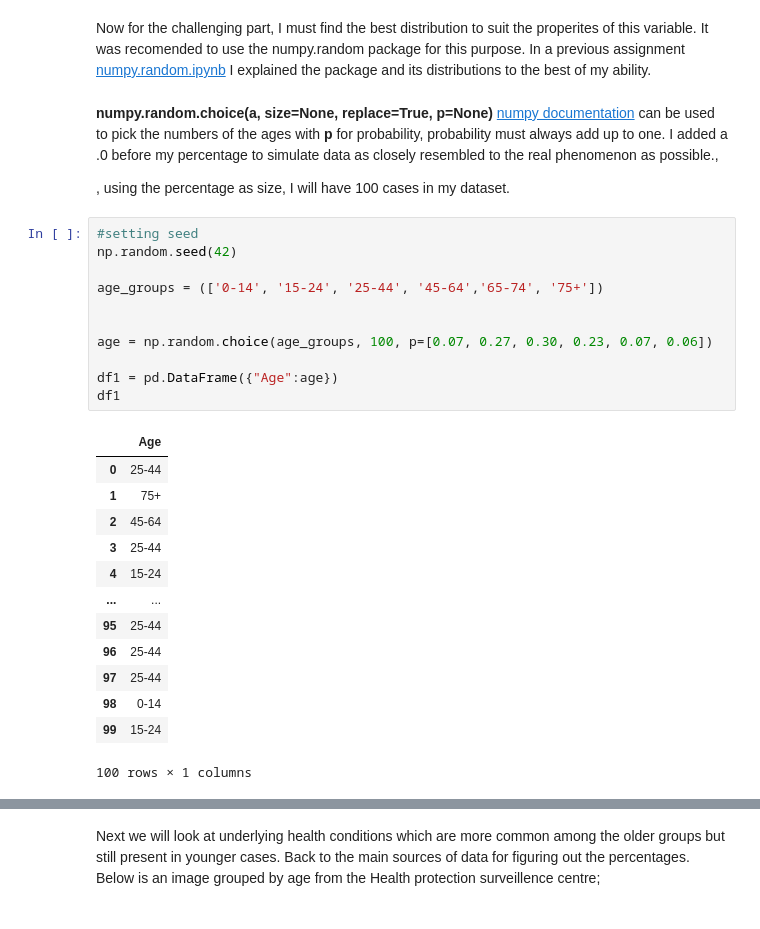
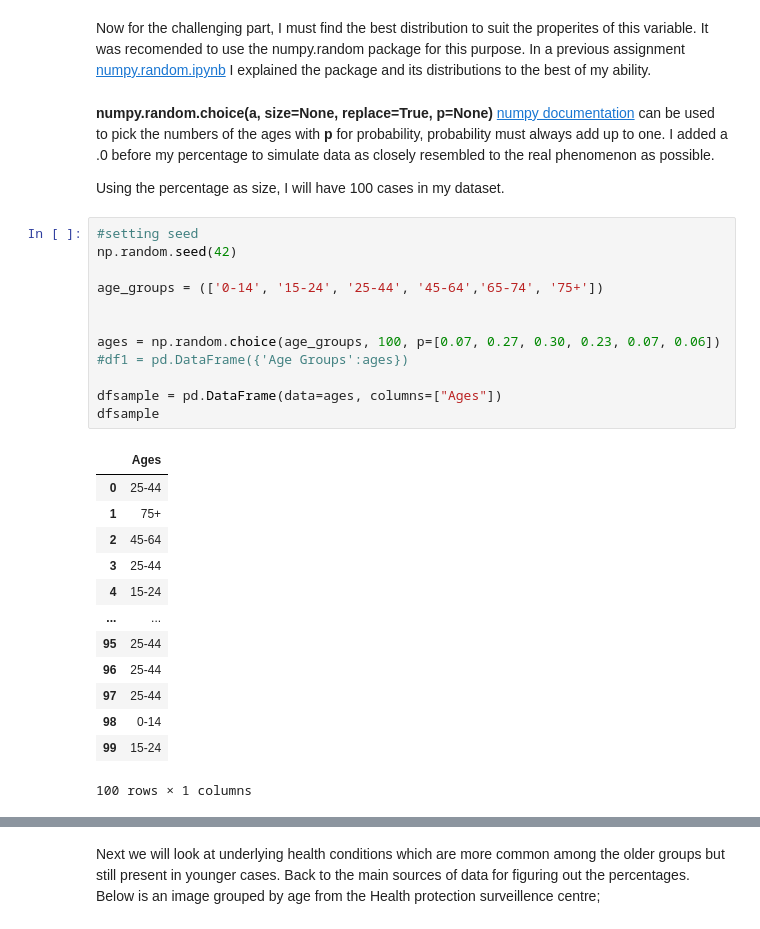
Before and after one commit to AineNicD/simulating-data, a Jupyter notebook: simulating-data.ipynb, the cells around one changed output, grey strips where cells are left out. Drawn from its saved outputs; the diff is of its cells as text.

```diff
--- a/simulating-data.ipynb
+++ b/simulating-data.ipynb
@@ -131,24 +136,25 @@ The following image is from the [cso website](https://www.cso.ie/en/releasesandp
 Now for the challenging part, I must find the best distribution to suit the properites of this variable. It was recomended to use the numpy.random package for this purpose. In a previous assignment [numpy.random.ipynb](https://github.com/AineNicD/numpy-random/blob/main/numpy-random.ipynb) I explained the package and its distributions to the best of my ability.
 # %% [markdown]
 <b>numpy.random.choice(a, size=None, replace=True, p=None)</b> [numpy documentation](https://docs.scipy.org/doc//numpy-1.10.4/reference/generated/numpy.random.choice.html)
-can be used to pick the numbers of the ages with <b> p </b> for probability, probability must always add up to one. I added a .0 before my percentage to simulate data as closely resembled to the real phenomenon as possible.,
+can be used to pick the numbers of the ages with <b> p </b> for probability, probability must always add up to one. I added a .0 before my percentage to simulate data as closely resembled to the real phenomenon as possible.
 
 
 
- , using the percentage as size, I will have 100 cases in my dataset.
+Using the percentage as size, I will have 100 cases in my dataset.
 # %%
 #setting seed
 np.random.seed(42)
 
 age_groups = (['0-14', '15-24', '25-44', '45-64','65-74', '75+'])
 
 
-age = np.random.choice(age_groups, 100, p=[0.07, 0.27, 0.30, 0.23, 0.07, 0.06])
+ages = np.random.choice(age_groups, 100, p=[0.07, 0.27, 0.30, 0.23, 0.07, 0.06])
+#df1 = pd.DataFrame({'Age Groups':ages})
 
-df1 = pd.DataFrame({"Age":age})
-df1
+dfsample = pd.DataFrame(data=ages, columns=["Ages"])
+dfsample
 # %% [output]
-|  | Age |
+|  | Ages |
 | 0 | 25-44 |
 | 1 | 75+ |
 | 2 | 45-64 |
```
Also changed, not shown: parts of 47 cells of this notebook.
